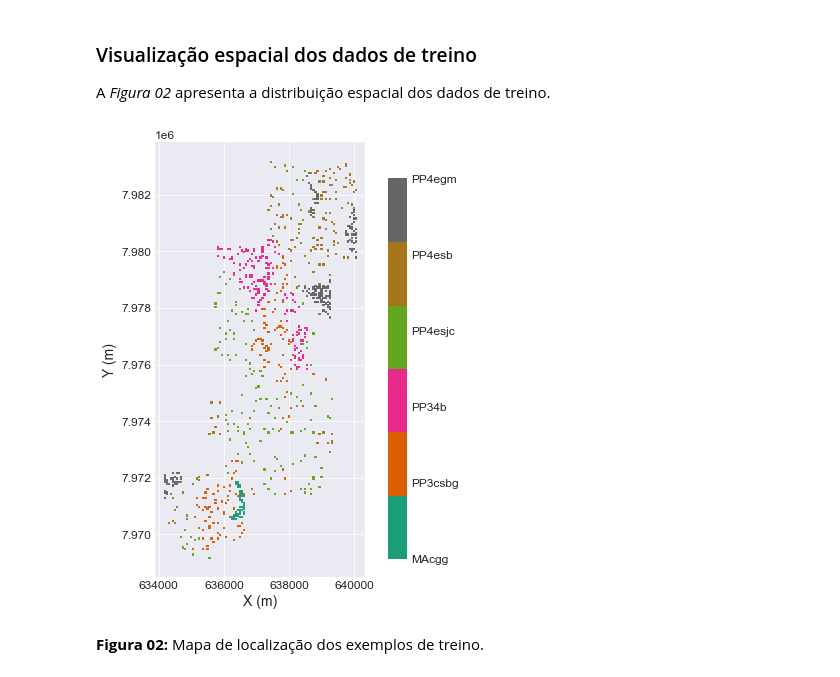
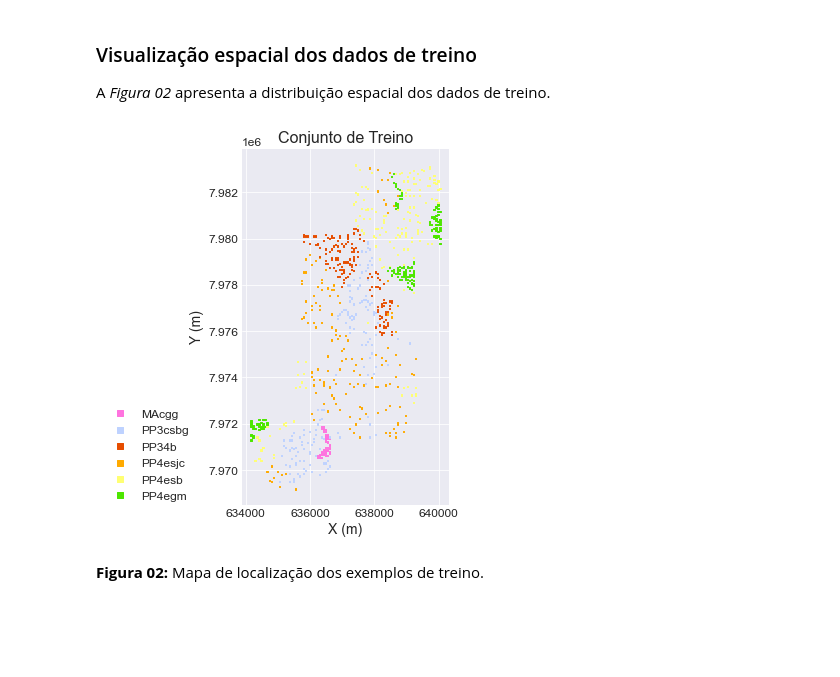
Before and after one commit to fnaghetini/Mapa-Preditivo, a Jupyter notebook: 2-predictive_litho_map.ipynb, the cells around one changed output. Saved outputs shown, nothing was run; the diff lists cells and outputs as text; code cells hidden in the pictures; blank space fills up the shorter version.

Commit message:
Update colormaps

```diff
--- a/2-predictive_litho_map.ipynb
+++ b/2-predictive_litho_map.ipynb
@@ -147,9 +148,10 @@ Os **parâmetros gráficos** definem os elementos (e.g. fonte, estilo, cor) que
 plt.rcParams.update({'font.family':'Times New Roman', 'font.size' : 12})
 # estilo dos gráficos
 plt.style.use('seaborn-darkgrid')
+# lista de cores das unidades litoestratigráficas
+litho_colors = ListedColormap(['#ff73df','#bed2ff','#e64d00','#ffaa00','#ffff73', '#4de600'])
 
 fs_title = 16                              # tamanho da fonte dos títulos
-cm       = plt.cm.get_cmap('Dark2', 6)     # mapa de cores
 mk       = 's'                             # estilo do marcador (quadrado)
 sz       = 1.5                             # tamanho do marcador
 col      = 'steelblue'                     # cor dos histogramas
@@ -245,20 +247,20 @@ plt.savefig("figures/notebook2/Figura_01.png", dpi = 300);
 
 A *Figura 02* apresenta a distribuição espacial dos dados de treino.
 # %%
-plt.figure(figsize = (4, 7))
+plt.figure(figsize = (5.5, 6))
 
-plt.scatter(data = train, x = 'X', y = 'Y', c = 'TARGET', cmap = cm, s = sz, marker = mk)
+train_plot = plt.scatter(data = train, x = 'X', y = 'Y', c = 'TARGET', cmap = litho_colors, s = sz, marker = mk)
+plt.title('Conjunto de Treino', size = 16)
 plt.xlabel('X (m)', size = 14)
 plt.ylabel('Y (m)', size = 14)
-cbar = plt.colorbar(use_gridspec = False, anchor = (5, 0))
-cbar.ax.set_yticklabels(['MAcgg','PP3csbg','PP34b','PP4esjc','PP4esb','PP4egm'])
+plt.legend(handles=train_plot.legend_elements()[0], labels=labels, bbox_to_anchor=(-0.2, 0.3))
 
 plt.tight_layout()
 
 # salva mapas
 plt.savefig("figures/notebook2/Figura_02.png", dpi = 300);
 # %% [output]
-[figure, old version]
+[figure, new version]
 # %% [markdown]
 <p>
     <b>Figura 02:</b> Mapa de localização dos exemplos de treino.
```
Also changed, not shown: parts of 5 cells of this notebook, 13 other files.
